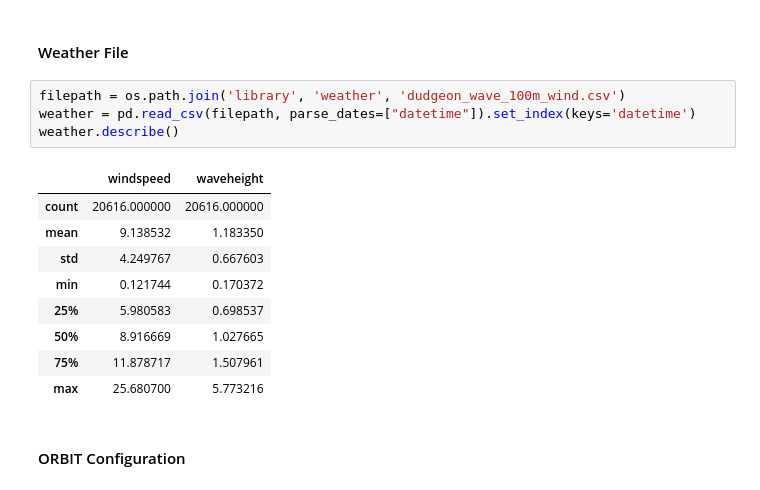
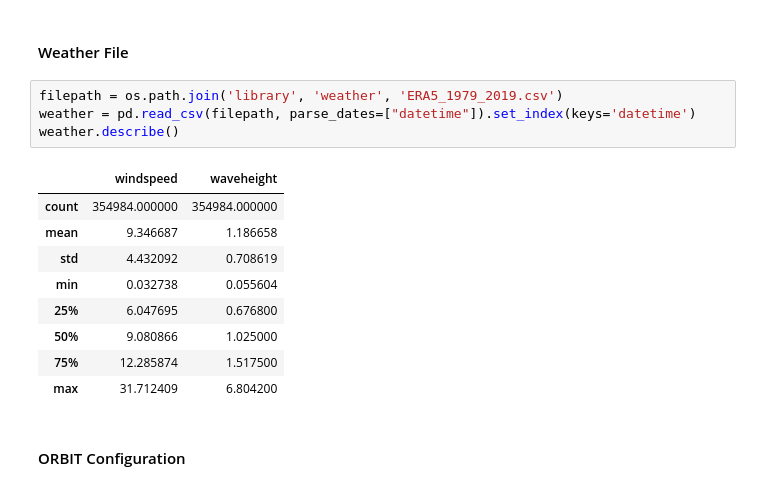
Before and after one commit to Matt-Shields/orbit-benchmarking, a Jupyter notebook: Case Study #1.ipynb, the cells around one changed output. Saved outputs shown, nothing was run; the diff lists cells and outputs as text.

```diff
--- a/Case Study #1.ipynb
+++ b/Case Study #1.ipynb
@@ -28,19 +28,19 @@ Using ORBIT version 0+unknown.
 # %% [markdown]
 #### Weather File
 # %%
-filepath = os.path.join('library', 'weather', 'dudgeon_wave_100m_wind.csv')
+filepath = os.path.join('library', 'weather', 'ERA5_1979_2019.csv')
 weather = pd.read_csv(filepath, parse_dates=["datetime"]).set_index(keys='datetime')
 weather.describe()
 # %% [output]
 |  | windspeed | waveheight |
-| count | 20616.000000 | 20616.000000 |
-| mean | 9.138532 | 1.183350 |
-| std | 4.249767 | 0.667603 |
-| min | 0.121744 | 0.170372 |
-| 25% | 5.980583 | 0.698537 |
-| 50% | 8.916669 | 1.027665 |
-| 75% | 11.878717 | 1.507961 |
-| max | 25.680700 | 5.773216 |
+| count | 354984.000000 | 354984.000000 |
+| mean | 9.346687 | 1.186658 |
+| std | 4.432092 | 0.708619 |
+| min | 0.032738 | 0.055604 |
+| 25% | 6.047695 | 0.676800 |
+| 50% | 9.080866 | 1.025000 |
+| 75% | 12.285874 | 1.517500 |
+| max | 31.712409 | 6.804200 |
 # %% [markdown]
 #### ORBIT Configuration
 # %%
```
Also changed, not shown: parts of 14 cells of this notebook, 4 other files.
